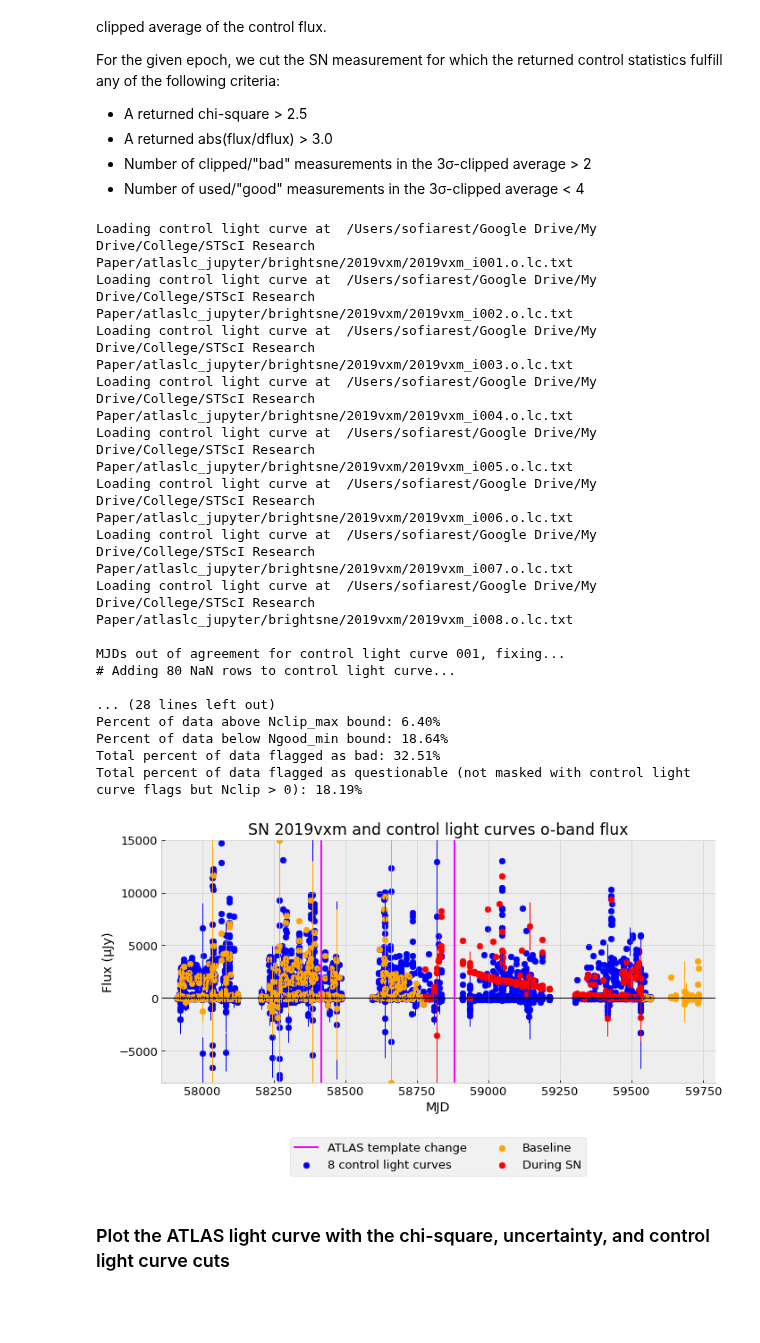
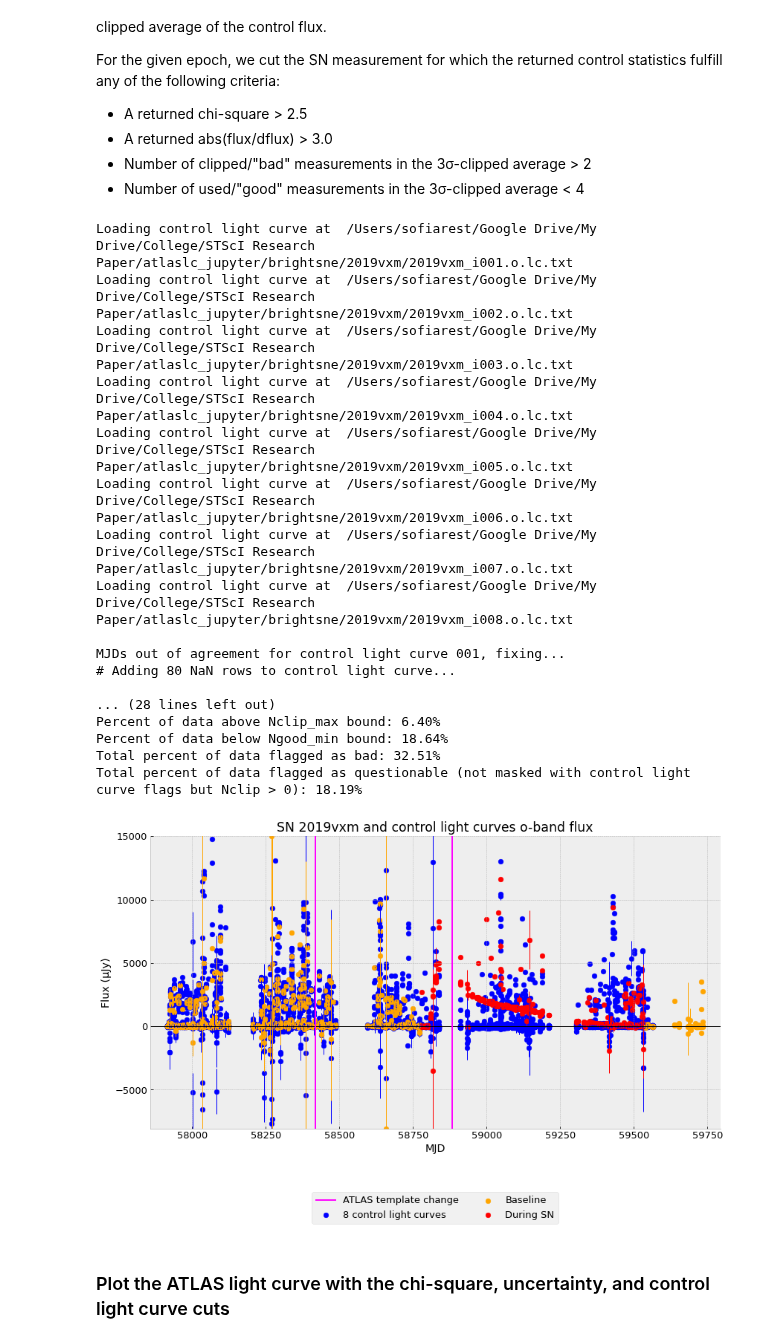
Before and after one commit to srest2021/atclean, a Jupyter notebook: clean_atlas_lc.ipynb, the cells around one changed output. Cells and saved outputs as stored; diff of their text form; code cells hidden in the pictures; blank space fills up the shorter version.

Commit message:
stupid plot x y limits :( finish later

```diff
--- a/clean_atlas_lc.ipynb
+++ b/clean_atlas_lc.ipynb
@@ -1091,7 +1091,7 @@ controls = {}
 def plot_control_lcs(add2title=None, xlim_lower=None, xlim_upper=None, ylim_lower=None, ylim_upper=None):
     color = 'orange' if lc_info["filter"] == 'o' else 'cyan'
 
-    fig = plt.figure(figsize=(10,6), tight_layout=True)
+    fig = plt.figure(figsize=(12,8), tight_layout=True)
     plt.gca().spines['right'].set_visible(False)
     plt.gca().spines['top'].set_visible(False)
     plt.axhline(linewidth=1,color='k')
@@ -1229,34 +1229,34 @@ def print_flag_stats():
     print('Percent of data above stn_max bound: %0.2f%%' % (100*len(lc_info['lc'].ix_masked('Mask',maskval=flag_controls_stn))/len(lc_info['lc'].t)))
     print('Percent of data above Nclip_max bound: %0.2f%%' % (100*len(lc_info['lc'].ix_masked('Mask',maskval=flag_controls_Nclip))/len(lc_info['lc'].t)))
     print('Percent of data below Ngood_min bound: %0.2f%%' % (100*len(lc_info['lc'].ix_masked('Mask',maskval=flag_controls_Ngood))/len(lc_info['lc'].t)))
     print('Total percent of data flagged as bad: %0.2f%%' % (100*len(lc_info['lc'].ix_masked('Mask',maskval=flag_controls_bad))/len(lc_info['lc'].t)))
     print('Total percent of data flagged as questionable (not masked with control light curve flags but Nclip > 0): %0.2f%%' % (100*len(lc_info['lc'].ix_masked('Mask',maskval=flag_controls_questionable))/len(lc_info['lc'].t)))
 
 load_control_lcs(controls_dir, Ncontrols)
 verify_mjds(Ncontrols)
 plot_control_lcs()
 get_control_stats(Ncontrols)
 controls_cut()
 print_flag_stats()
 # %% [output]
 Loading control light curve at  /Users/sofiarest/Google Drive/My Drive/College/STScI Research Paper/atlaslc_jupyter/brightsne/2019vxm/2019vxm_i001.o.lc.txt
 Loading control light curve at  /Users/sofiarest/Google Drive/My Drive/College/STScI Research Paper/atlaslc_jupyter/brightsne/2019vxm/2019vxm_i002.o.lc.txt
 Loading control light curve at  /Users/sofiarest/Google Drive/My Drive/College/STScI Research Paper/atlaslc_jupyter/brightsne/2019vxm/2019vxm_i003.o.lc.txt
 Loading control light curve at  /Users/sofiarest/Google Drive/My Drive/College/STScI Research Paper/atlaslc_jupyter/brightsne/2019vxm/2019vxm_i004.o.lc.txt
 Loading control light curve at  /Users/sofiarest/Google Drive/My Drive/College/STScI Research Paper/atlaslc_jupyter/brightsne/2019vxm/2019vxm_i005.o.lc.txt
 Loading control light curve at  /Users/sofiarest/Google Drive/My Drive/College/STScI Research Paper/atlaslc_jupyter/brightsne/2019vxm/2019vxm_i006.o.lc.txt
 Loading control light curve at  /Users/sofiarest/Google Drive/My Drive/College/STScI Research Paper/atlaslc_jupyter/brightsne/2019vxm/2019vxm_i007.o.lc.txt
 Loading control light curve at  /Users/sofiarest/Google Drive/My Drive/College/STScI Research Paper/atlaslc_jupyter/brightsne/2019vxm/2019vxm_i008.o.lc.txt
 
 MJDs out of agreement for control light curve 001, fixing...
 # Adding 80 NaN rows to control light curve...
 
 ... (28 lines left out)
 Percent of data above Nclip_max bound: 6.40%
 Percent of data below Ngood_min bound: 18.64%
 Total percent of data flagged as bad: 32.51%
 Total percent of data flagged as questionable (not masked with control light curve flags but Nclip > 0): 18.19%
-[figure, old version]
+[figure, new version]
 # %% [markdown]
 ### Plot the ATLAS light curve with the chi-square, uncertainty, and control light curve cuts
 # %%
```
Also changed, not shown: 3 other files.
